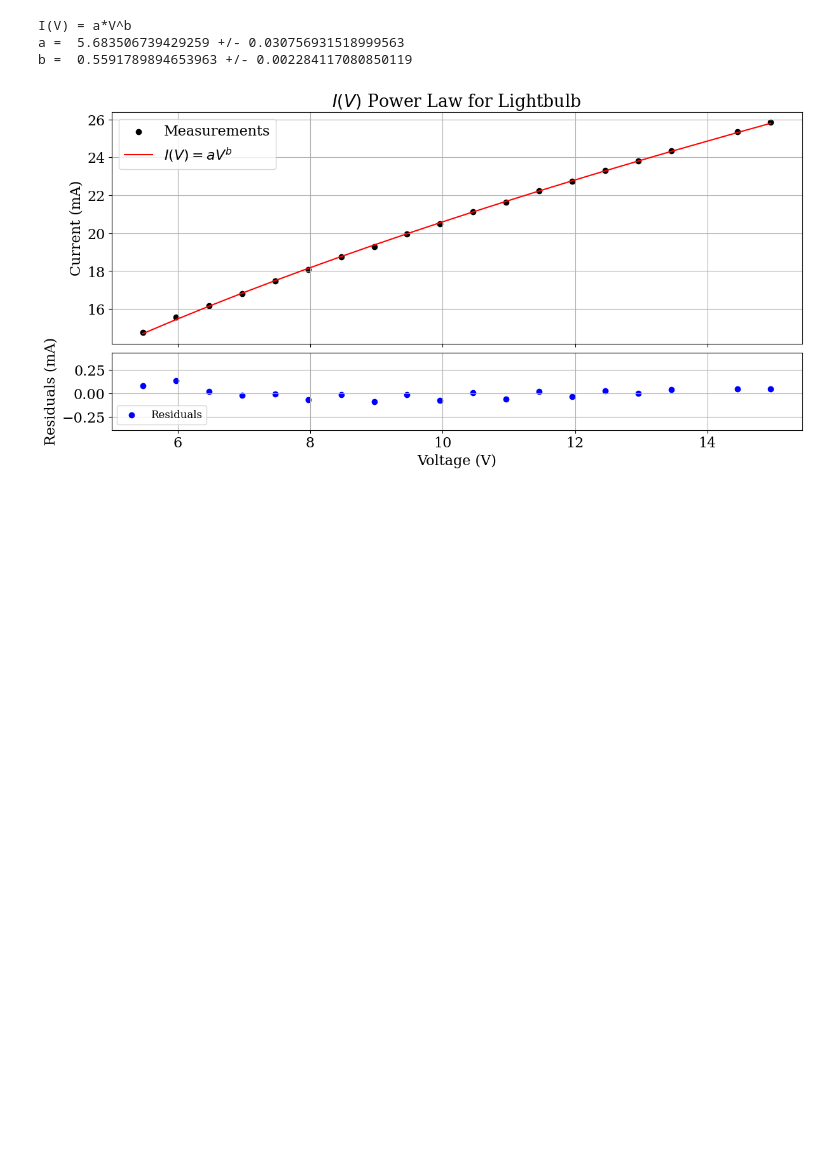
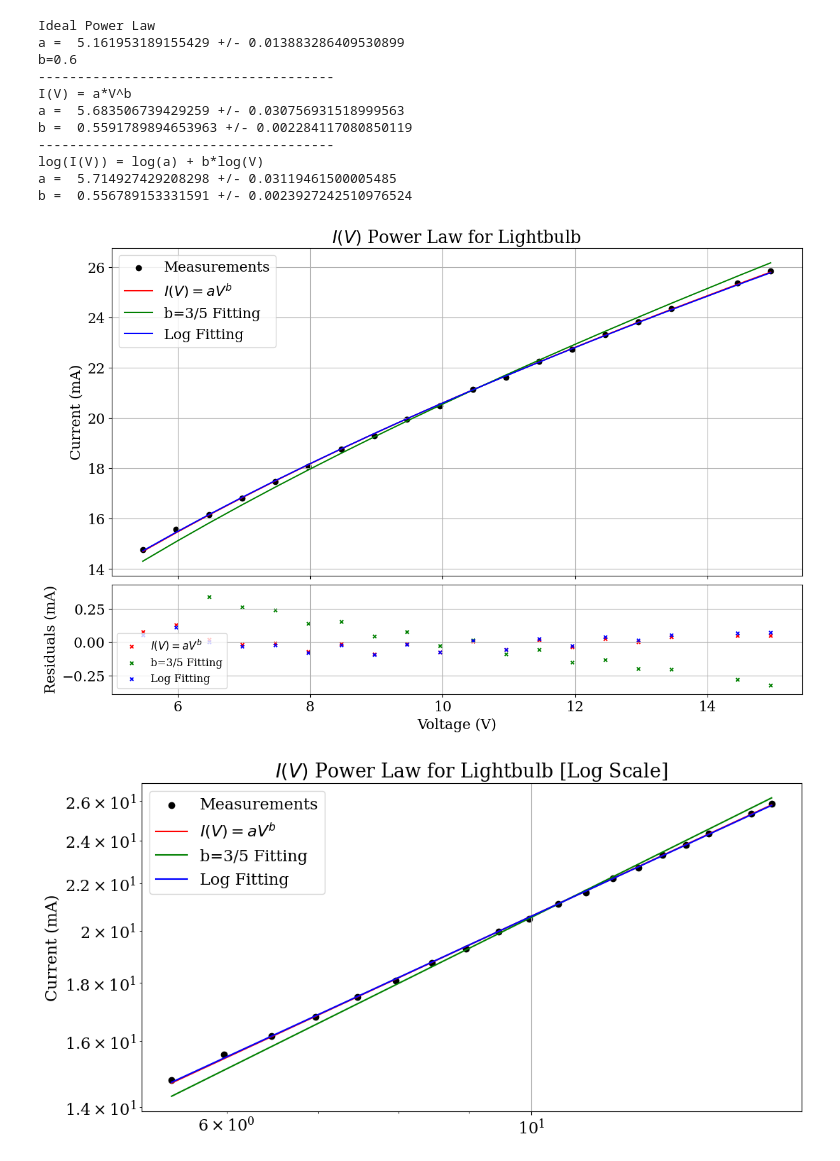
Before and after one commit to luke-wriglesworth/circuit-labs, a Jupyter notebook: lightbulb.ipynb, the cells around one changed output. Saved outputs shown, nothing was run; the diff lists cells and outputs as text; code cells hidden in the pictures; blank space fills up the shorter version.

Commit message:
added plots, need uncertainties still

```diff
--- a/lightbulb.ipynb
+++ b/lightbulb.ipynb
@@ -19,45 +19,96 @@ current = current[sort_index]
 # fit data to power law
 def I(V,a,b):
     return a*V**b
-def I_deal(V,a,b):
-    return a*V**(1/3)
+def I_ideal(V,a):
+    return a*V**(3/5)
+def log_I(V,a,b):
+    return a+b*V
+
+log_current = np.log(current)
+log_voltage = np.log(voltage)
 
 popt, pcov = curve_fit(I, voltage, current)
+popt_ideal, pcov_ideal = curve_fit(I_ideal, voltage, current)
+popt_log, pcov_log = curve_fit(log_I, log_voltage, log_current)
+
 param_unceratinty = np.sqrt(np.diag(pcov))
+param_uncertainty_ideal = np.sqrt(np.diag(pcov_ideal))
+param_uncertainty_log = np.sqrt(np.diag(pcov_log))
+
+print("Ideal Power Law")
+print("a = ", popt_ideal[0], "+/-", param_uncertainty_ideal[0])
+print(f"b={3/5}")
+print("--------------------------------------")
 print("I(V) = a*V^b")
 print("a = ", popt[0], "+/-", param_unceratinty[0])
 print("b = ", popt[1], "+/-", param_unceratinty[1])
+print("--------------------------------------")
+print("log(I(V)) = log(a) + b*log(V)")
+print("a = ", np.exp(popt_log[0]), "+/-", param_uncertainty_log[0]*np.exp(popt_log[0]))
+print("b = ", popt_log[1], "+/-", param_uncertainty_log[1])
+
 
 # calcualate residuals and reduced chi^2
 def chiSqr(data, model, unc):
     return np.sum((data - model)**2 / unc**2)
 def reducedChiSqr(data, model, unc, nParams):
     return chiSqr(data,model,unc) / (len(data) - nParams)
 
 residuals = current - I(voltage, *popt)
+residuals_ideal = current - I_ideal(voltage, *popt_ideal)
+residuals_log = current - I(voltage, np.exp(popt_log[0]), popt_log[1])
 
 # need to figure out uncertainties for chi^2
 # red_chi2 = reducedChiSqr(current, I(voltage, *popt), uncertainty, 2)
 
 # plot fit and residuals
-fig, axs = plt.subplots(2,1,layout="constrained",gridspec_kw={'height_ratios': [3, 1]},sharex=True)
+fig, axs = plt.subplots(2,1,layout="constrained",gridspec_kw={'height_ratios': [3, 1]},sharex=True,figsize=(12,8))
 plotVals = np.linspace(min(voltage)-1,max(voltage)+1,1000)
 axs[0].set_title(r"$I(V)$ Power Law for Lightbulb")
 axs[0].scatter(voltage,current,label="Measurements",color="black")
 axs[0].plot(voltage,I(voltage,*popt),label=r"$I(V)=aV^b$",color="red")
+axs[0].plot(voltage,I_ideal(voltage,*popt_ideal),label="b=3/5 Fitting",color="green")
+axs[0].plot(voltage,I(voltage,np.exp(popt_log[0]),popt_log[1]),label="Log Fitting",color="blue")
 axs[0].set_ylabel("Current (mA)")
 axs[0].legend()
 axs[0].grid()
-
-axs[1].scatter(voltage,residuals,label="Residuals",color="blue")
+axs[1].scatter(voltage,residuals,label=r"$I(V)=aV^b$",color="red",s=14,marker="x")
+axs[1].scatter(voltage,residuals_ideal,label="b=3/5 Fitting",color="green",s=14,marker="x")
+axs[1].scatter(voltage,residuals_log,label="Log Fitting",color="blue",s=14,marker="x")
 axs[1].set_xlabel("Voltage (V)")
 axs[1].set_ylabel("Residuals (mA)")
 axs[1].grid()
 axs[1].set_ylim(np.min(residuals)-0.3,np.max(residuals)+0.3)
 axs[1].legend(fontsize=12,loc="lower left")
 plt.show()
+fig.savefig("lightbulb_plots.png")
+
+# plot fit and residuals (log scale)
+fig = plt.figure(figsize=(12,6))
+plotVals = np.linspace(min(voltage)-1,max(voltage)+1,1000)
+plt.xscale("log")
+plt.yscale("log")
+plt.title(r"$I(V)$ Power Law for Lightbulb [Log Scale]")
+plt.scatter(voltage,current,label="Measurements",color="black")
+plt.plot(voltage,I(voltage,*popt),label=r"$I(V)=aV^b$",color="red")
+plt.plot(voltage,I_ideal(voltage,*popt_ideal),label="b=3/5 Fitting",color="green")
+plt.plot(voltage,I(voltage,np.exp(popt_log[0]),popt_log[1]),label="Log Fitting",color="blue")
+plt.ylabel("Current (mA)")
+plt.legend()
+plt.grid()
+plt.show()
+fig.savefig("lightbulb_plots_log.png")
 # %% [output]
+Ideal Power Law
+a =  5.161953189155429 +/- 0.013883286409530899
+b=0.6
+--------------------------------------
 I(V) = a*V^b
 a =  5.683506739429259 +/- 0.030756931518999563
 b =  0.5591789894653963 +/- 0.002284117080850119
+--------------------------------------
+log(I(V)) = log(a) + b*log(V)
+a =  5.714927429208298 +/- 0.03119461500005485
+b =  0.556789153331591 +/- 0.0023927242510976524
-[figure, old version]
+[figure, new version]
+[figure, added]
```
